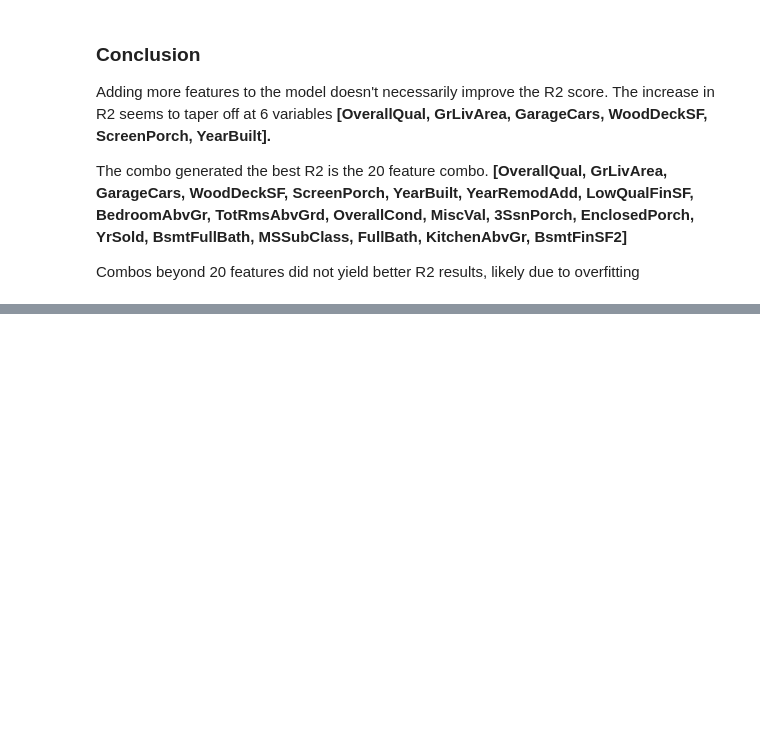
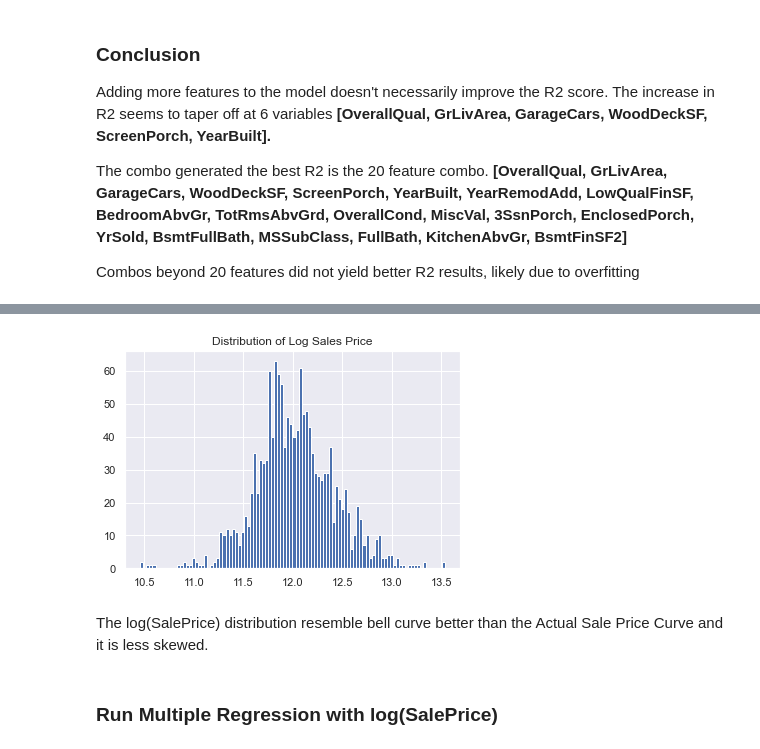
Before and after one commit to SusanQu/linear_regression_realestate, a Jupyter notebook: Boston_Real_Estate_Prediction.ipynb, the cells around one changed output, grey strips where cells are left out. Cells and saved outputs as stored; diff of their text form; code cells hidden in the pictures; blank space fills up the shorter version.

```diff
--- a/Boston_Real_Estate_Prediction.ipynb
+++ b/Boston_Real_Estate_Prediction.ipynb
@@ -793,0 +843,10 @@ Combos beyond 20 features did not yield better R2 results, likely due to overfit
+# %%
+plt.hist(log_sp, bins=100)
+plt.title('Distribution of Log Sales Price')
+plt.show()
+# %% [output]
+[figure, added]
+# %% [markdown]
+The log(SalePrice) distribution resemble bell curve better than the Actual Sale Price Curve and it is less skewed.
+# %% [markdown]
+### Run Multiple Regression with log(SalePrice)
```
Also changed, not shown: parts of 24 cells of this notebook.
